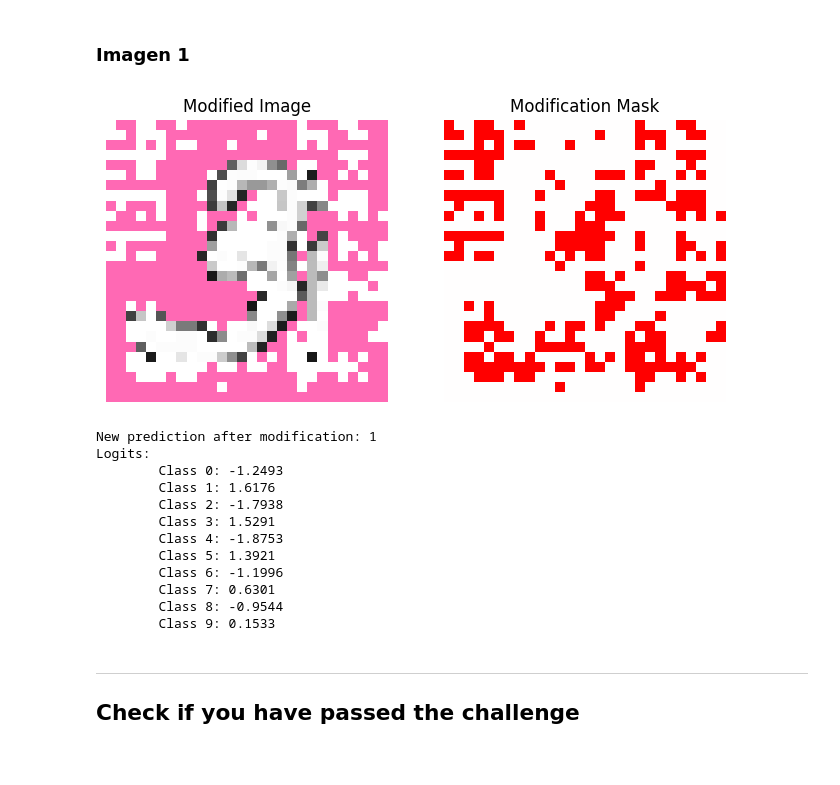
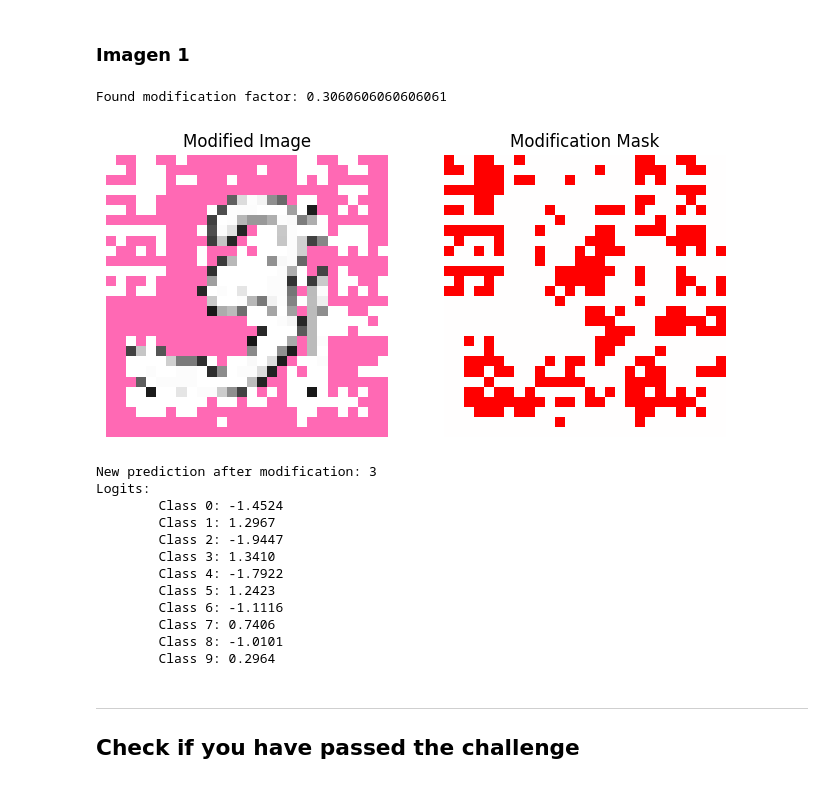
Before and after one commit to ICAI-IMAT-XAI/p2-computer-vision-nachoyadri, a Jupyter notebook: notebook/challenge.ipynb, the cells around one changed output. Cells and saved outputs as stored; diff of their text form; code cells hidden in the pictures.

```diff
--- a/notebook/challenge.ipynb
+++ b/notebook/challenge.ipynb
@@ -97,14 +97,16 @@ from utils.xai import saliency_map, integrated_gradients, int_grad_alter_img, ge
 # %% [markdown]
 ## Exploración Integrated Gradients
 # %%
-images_dir = Path('../data/MNIST/sample')
+images_dir = Path('../data/MNIST/challenge')
 challenge_dir = Path('../data/MNIST/challenge')
+images_paths = sorted(images_dir.glob('*.png'))
+challenge_paths = sorted(challenge_dir.glob('*.png'))
 sample_images = [
-    (int(img_file.stem[-1]), to_tensor(Image.open(img_file)).unsqueeze(0).to(device)) for img_file in sorted(images_dir.glob('*.png'))
+    (int(img_file.stem[-1]), to_tensor(Image.open(img_file)).unsqueeze(0).to(device)) for img_file in images_paths
 ]
 
 challenge_images = [
-    (int(img_file.stem[-1]), to_tensor(Image.open(img_file)).unsqueeze(0).to(device)) for img_file in sorted(challenge_dir.glob('*.png'))
+    (int(img_file.stem[-1]), to_tensor(Image.open(img_file)).unsqueeze(0).to(device)) for img_file in challenge_paths
 ]
 # %%
 ig_preds, ig_trues, ig_difs = get_all_integrated_gradients(model, challenge_images)
@@ -168,6 +170,10 @@ for image_idx in [3, 4]:
     print(f"Logits:")
     for i, logit in logits_dict.items():
         print(f"\tClass {i}: {logit:.4f}")
+
+    # Save modified image
+    modified_img_pil = to_pil(modified_img.squeeze().cpu())
+    modified_img_pil.save(f"{challenge_dir / 'edited' /challenge_paths[image_idx].stem}.png")
 # %% [output]
 [figure]
 New prediction after modification: 7
@@ -223,6 +229,10 @@ for image_idx in [1]:
     print(f"Logits:")
     for i, logit in logits_dict.items():
         print(f"\tClass {i}: {logit:.4f}")
+
+    # Save modified image
+    modified_img_pil = to_pil(modified_img.squeeze().cpu())
+    modified_img_pil.save(f"{challenge_dir / 'edited' /challenge_paths[image_idx].stem}.png")
 # %% [output]
 [figure]
 New prediction after modification: 3
@@ -249,46 +259,51 @@ for factor in possible_factors:
     # For the digits of ig_label which are (in absolute value) the largest, save the indices
     ig_true = ig_trues[image_idx]
     modified_img, mask_signed = int_grad_alter_img(img, ig_true, modification_factor=factor)
 
     # Make prediction on modified image
     with torch.no_grad():
         output = model(modified_img)
         pred = output.argmax(dim=1).item()
 
     if pred == label:
         print(f'Found modification factor: {factor}')
         break
 
 # Plot modified image and mask
 fig, axes = plt.subplots(1, 2, figsize=(8,4))
 axes[0].imshow(to_pil(modified_img.squeeze().cpu()))
 axes[0].set_title('Modified Image')
 axes[0].axis('off')
 axes[1].imshow(mask_signed.squeeze().cpu(), cmap='bwr', vmin=-1, vmax=1)
 axes[1].set_title('Modification Mask')
 axes[1].axis('off')
 plt.show()
 
 
 print(f'New prediction after modification: {pred}')
 logits_dict = {i: logit for i, logit in enumerate(output.cpu().numpy()[0])}
 print(f"Logits:")
 for i, logit in logits_dict.items():
     print(f"\tClass {i}: {logit:.4f}")
+
+# Save modified image
+modified_img_pil = to_pil(modified_img.squeeze().cpu())
+modified_img_pil.save(f"{challenge_dir / 'edited' /challenge_paths[image_idx].stem}.png")
 # %% [output]
+Found modification factor: 0.3060606060606061
-[figure, old version]
+[figure, new version]
-New prediction after modification: 1
-Logits:
-        Class 0: -1.2493
-        Class 1: 1.6176
-        Class 2: -1.7938
-        Class 3: 1.5291
-        Class 4: -1.8753
-        Class 5: 1.3921
-        Class 6: -1.1996
-        Class 7: 0.6301
-        Class 8: -0.9544
-        Class 9: 0.1533
+New prediction after modification: 3
+Logits:
+        Class 0: -1.4524
+        Class 1: 1.2967
+        Class 2: -1.9447
+        Class 3: 1.3410
+        Class 4: -1.7922
+        Class 5: 1.2423
+        Class 6: -1.1116
+        Class 7: 0.7406
+        Class 8: -1.0101
+        Class 9: 0.2964
 # %% [markdown]
 ---
 ## Check if you have passed the challenge
```
Also changed, not shown: parts of 3 cells of this notebook.
